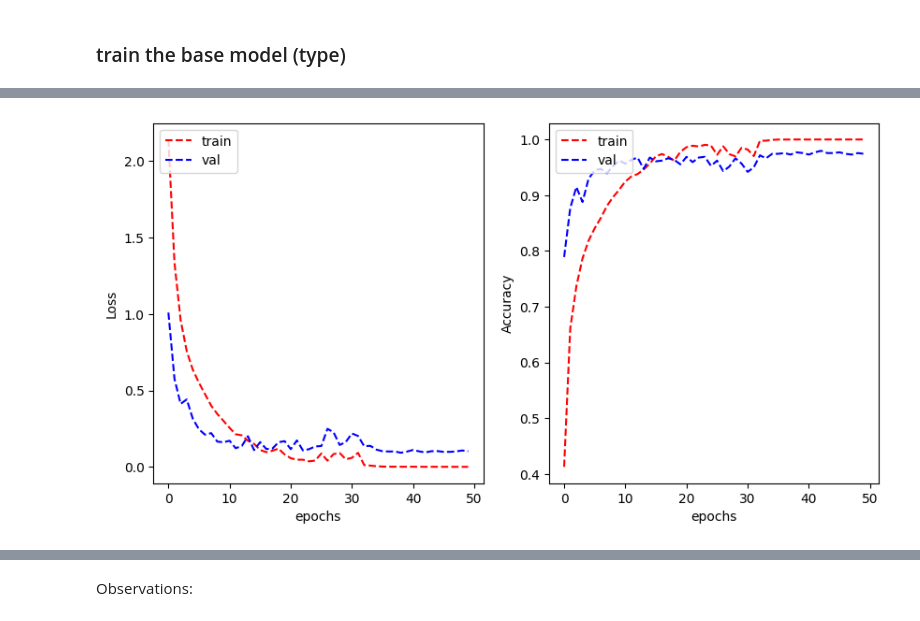
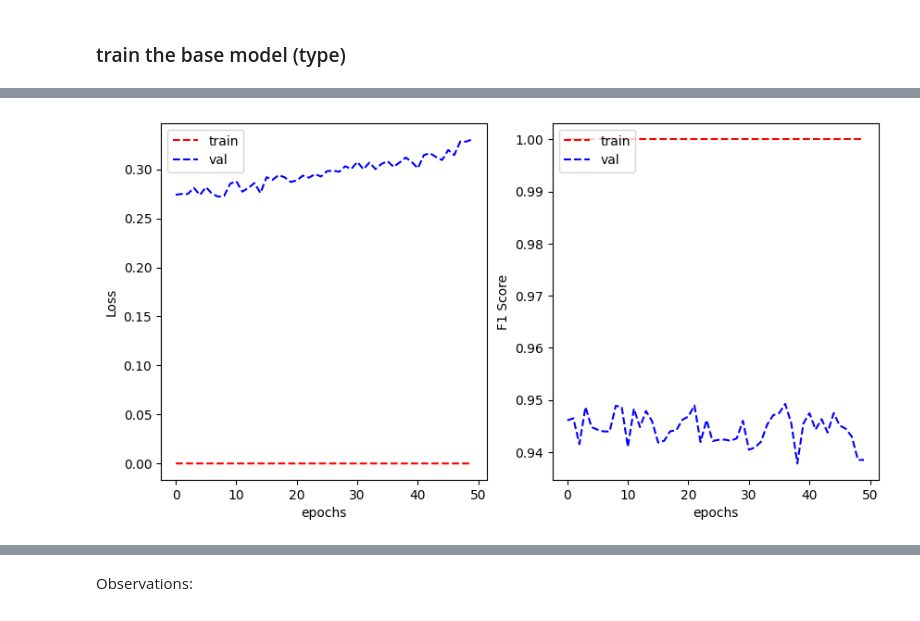
Before and after one commit to BenjapornW/Road-Traffic-Signs-Image-Classification-using-a-Neural-Network, a Jupyter notebook: s3959666_s3961136_18May_f1Score.ipynb, the cells around one changed output, grey strips where cells are left out. Drawn from its saved outputs; the diff is of its cells as text; code cells hidden in the pictures.

Commit message:
Done F1 score

```diff
--- a/s3959666_s3961136_18May_f1Score.ipynb
+++ b/s3959666_s3961136_18May_f1Score.ipynb
@@ -614,8 +628,7 @@ model_type_1 = tf.keras.Sequential([
 ])
 
 model_type_1.compile(optimizer='adam',
-                loss=tf.keras.losses.CategoricalCrossentropy(),
-                metrics=['categorical_accuracy'])
+                loss=tf.keras.losses.CategoricalCrossentropy())
 # %%
 model_type_1.summary()
 # %% [output]
@@ -650,5 +663,11 @@ tf.keras.utils.plot_model(model_type_1, show_shapes=True)
 # %% [markdown]
 ### train the base model (type)
 # %%
-# %%time
-history_1_type = model_type_1.fit(train_generator_type, validation_data = validation_generator_type, epochs=50, verbose=0)
+# Custom callback instance
+f1_score_callback_nn_type = F1ScoreCallback(model_type_1, train_generator_type, validation_generator_type)
+
+history_1_type = model_type_1.fit(train_generator_type,
+                                  validation_data = validation_generator_type,
+                                  epochs=50,
+                                  verbose=0,
+                                  callbacks=[f1_score_callback_nn_type])
@@ -655,9 +692,9 @@ history_1_type = model_type_1.fit(train_generator_type, validation_data = valida
 # %%
 plot_learning_curve(history_1_type.history['loss'], history_1_type.history['val_loss'],
-                    history_1_type.history['categorical_accuracy'], history_1_type.history['val_categorical_accuracy'],
-                    metric_name='Accuracy')
+                    f1_score_callback_nn_type.train_f1_scores, f1_score_callback_nn_type.val_f1_scores,
+                    metric_name='F1 Score')
 # %% [output]
-[figure, old version]
+[figure, new version]
 # %%
 model_type_1.evaluate(test_generator_type)
 # %% [output]
```
Also changed, not shown: parts of 30 cells of this notebook.
